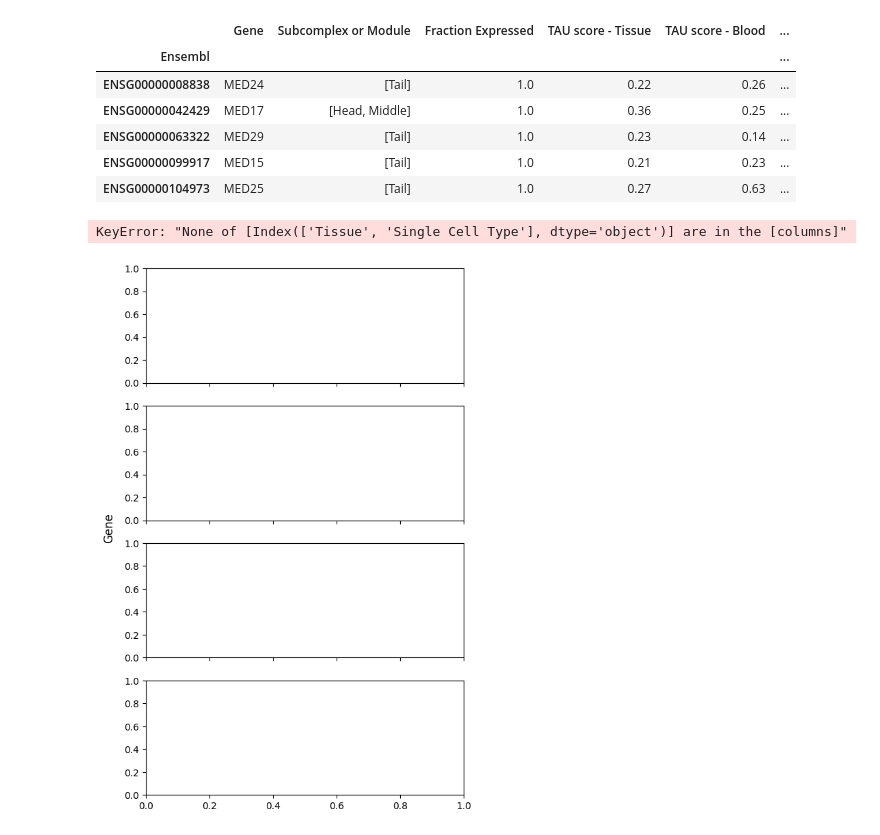
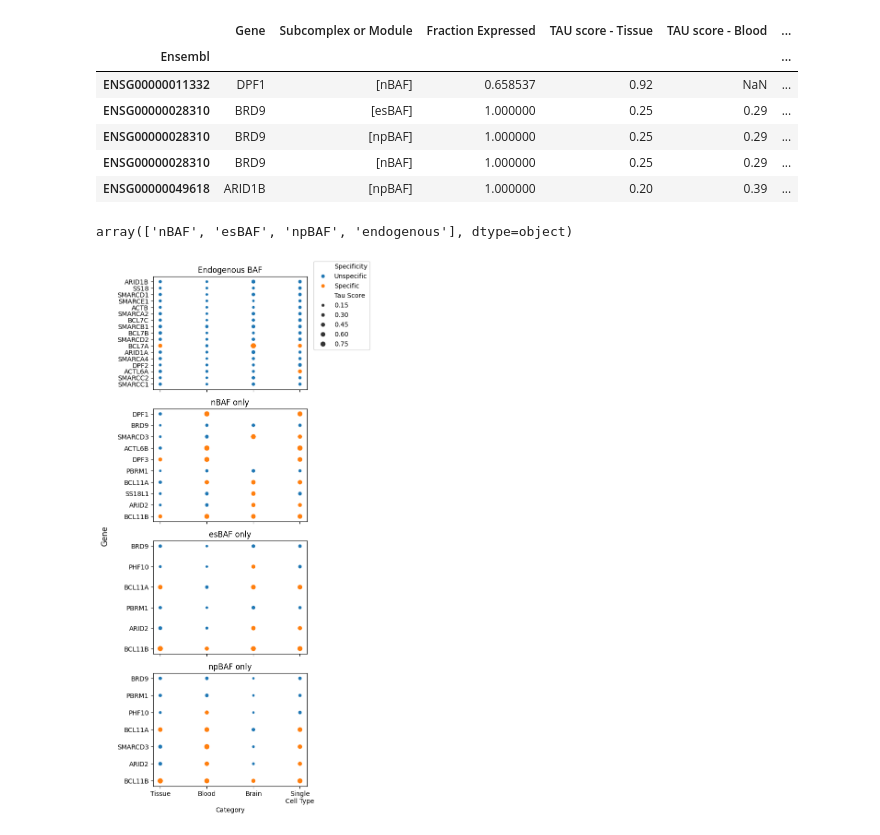
Before and after one commit to kinseylong/StallerRotation, a Jupyter notebook: cofactors_humanproteinatlas/BAF_exploration2.ipynb, the cells around one changed output. Drawn from its saved outputs; the diff is of its cells as text; code cells hidden in the pictures.

```diff
--- a/cofactors_humanproteinatlas/BAF_exploration2.ipynb
+++ b/cofactors_humanproteinatlas/BAF_exploration2.ipynb
@@ -32,7 +32,7 @@ scRNA_mediator.head()
 5 rows × 82 columns
 # %%
 specificity = pd.read_csv("helperdata/cofactor_specificity.csv").drop("Unnamed: 0", axis = 1)
-scRNA_specificity = specificity[[x in mediator.index.to_list() for x in specificity["Ensembl"]]].set_index("Ensembl")
+scRNA_specificity = specificity[[x in baf.index.to_list() for x in specificity["Ensembl"]]].set_index("Ensembl")
 scRNA_specificity.head()
 # %% [output]
 |  | Gene | RNA tissue specificity | RNA tissue distribution | RNA tissue specificity score | RNA tissue specific nTPM | ... |
@@ -57,27 +57,32 @@ scRNA_taus.head()
 # %%
-mediator_combined = scRNA_mediator[["Gene"]].copy()
-mediator_combined = mediator_combined.join(mediator[["Subcomplex or Module"]])
-mediator_combined["Fraction Expressed"] = scRNA_mediator.apply(lambda x: np.count_nonzero(x)/len(x), axis=1)
-mediator_combined = mediator_combined.join(scRNA_taus)
-mediator_combined.head()
+baf_combined = scRNA_baf[["Gene"]].copy()
+baf_combined = baf_combined.join(baf[["Subcomplex or Module"]])
+baf_combined["Fraction Expressed"] = scRNA_baf.apply(lambda x: np.count_nonzero(x)/len(x), axis=1)
+baf_combined = baf_combined.join(scRNA_taus)
+baf_combined.head()
 # %% [output]
 |  | Gene | Subcomplex or Module | Fraction Expressed | TAU score - Tissue | TAU score - Blood | ... |
 | Ensembl |  |  |  |  |  | ... |
-| ENSG00000008838 | MED24 | [Tail] | 1.0 | 0.22 | 0.26 | ... |
-| ENSG00000042429 | MED17 | [Head, Middle] | 1.0 | 0.36 | 0.25 | ... |
-| ENSG00000063322 | MED29 | [Tail] | 1.0 | 0.23 | 0.14 | ... |
-| ENSG00000099917 | MED15 | [Tail] | 1.0 | 0.21 | 0.23 | ... |
-| ENSG00000104973 | MED25 | [Tail] | 1.0 | 0.27 | 0.63 | ... |
+| ENSG00000011332 | DPF1 | [nBAF] | 0.658537 | 0.92 | NaN | ... |
+| ENSG00000028310 | BRD9 | [esBAF] | 1.000000 | 0.25 | 0.29 | ... |
+| ENSG00000028310 | BRD9 | [npBAF] | 1.000000 | 0.25 | 0.29 | ... |
+| ENSG00000028310 | BRD9 | [nBAF] | 1.000000 | 0.25 | 0.29 | ... |
+| ENSG00000049618 | ARID1B | [npBAF] | 1.000000 | 0.20 | 0.39 | ... |
 # %%
 def get_module(modulename):
-    module = mediator_combined[[modulename in x for x in mediator_combined["Subcomplex or Module"]]].drop("Subcomplex or Module", axis = 1).set_index("Gene")
+    module = baf_combined[[modulename in x for x in baf_combined["Subcomplex or Module"]]].drop("Subcomplex or Module", axis = 1).set_index("Gene")
     return module
 
-def meltmodule(moduledf):
+def meltmodule(moduledf, taulist):
     moduleplt = moduledf.reset_index().drop("Fraction Expressed", axis=1).melt(id_vars="Gene", var_name="Category", value_name="Tau Score")
     moduleplt["Category"] = moduleplt["Category"].apply(lambda x: x.replace("TAU score - ", ""))
     moduleplt["Specificity"] = moduleplt["Tau Score"].apply(lambda x: "Specific" if x > 0.4 else "Unspecific")
+    moduleplt = moduleplt[[x in taulist for x in moduleplt["Category"]]]
     return moduleplt
+# %%
+baf_combined["Subcomplex or Module"].explode().unique()
+# %% [output]
+array(['nBAF', 'esBAF', 'npBAF', 'endogenous'], dtype=object)
 # %%
 import textwrap
 def wrap_labels(ax, width, break_long_words=False):
@@ -87,35 +92,44 @@ def wrap_labels(ax, width, break_long_words=False):
         labels.append(textwrap.fill(text, width=width,
                       break_long_words=break_long_words))
     ax.set_xticklabels(labels, rotation=0)
+# %%
+module = get_module("endogenous")
+endogenousgenes = module.index.to_list()
 # %%
 
-labellst = ["Head", "Middle", "Tail", "Kinase"]
+labellst = ["endogenous", "nBAF", "esBAF", "npBAF"]
+taulst = ["Tissue", "Single Cell Type", "Blood", "Brain"]
 
-fig, axs = plt.subplots(len(labellst), figsize = (6, 10), sharex=True)
+fig, axs = plt.subplots(len(labellst), figsize = (6, 12), sharex=True)
 fig.supylabel("Gene")
 
 for label_i in range(len(labellst)):
     label = labellst[label_i]
     module = get_module(label)
-    moduleplt = meltmodule(module)
+    moduleplt = meltmodule(module, taulst).sort_values("Specificity", ascending = False)
+    if label != "endogenous":
+        moduleplt = moduleplt[[x not in endogenousgenes for x in moduleplt["Gene"]]]
+
     sns.scatterplot(moduleplt, y = "Gene", x = "Category", size = "Tau Score", hue = "Specificity", ax= axs[label_i], legend=True)
     handles, labels = axs[label_i].get_legend_handles_labels()
     axs[label_i].clear()
     sns.scatterplot(moduleplt, y = "Gene", x = "Category", size = "Tau Score", hue = "Specificity", ax= axs[label_i], legend=False)
     axs[label_i].set_ylabel('')
-    axs[label_i].set_title(label)
+    if label != "endogenous":
+        axs[label_i].set_title(label + " only")
+    else:
+        axs[label_i].set_title("Endogenous BAF")
 
 
 plt.tight_layout(rect=[0, 0.05, 1, 0.95])  # Prevent overlap, leave space for legend
 fig.legend(
     handles=handles,
     labels=labels,
     loc = "upper right"
 )
 plt.tight_layout(rect=[0, 0, 0.85, 1])
 wrap_labels(axs[label_i], 10)
 
-plt.savefig("figures/mediatorspecificity.png")
+plt.savefig("figures/bafspecificity.png")
 # %% [output]
-KeyError: "None of [Index(['Tissue', 'Single Cell Type'], dtype='object')] are in the [columns]"
-[figure, old version]
+[figure, new version]
```
Also changed, not shown: parts of 41 cells of this notebook, 6 other files.
